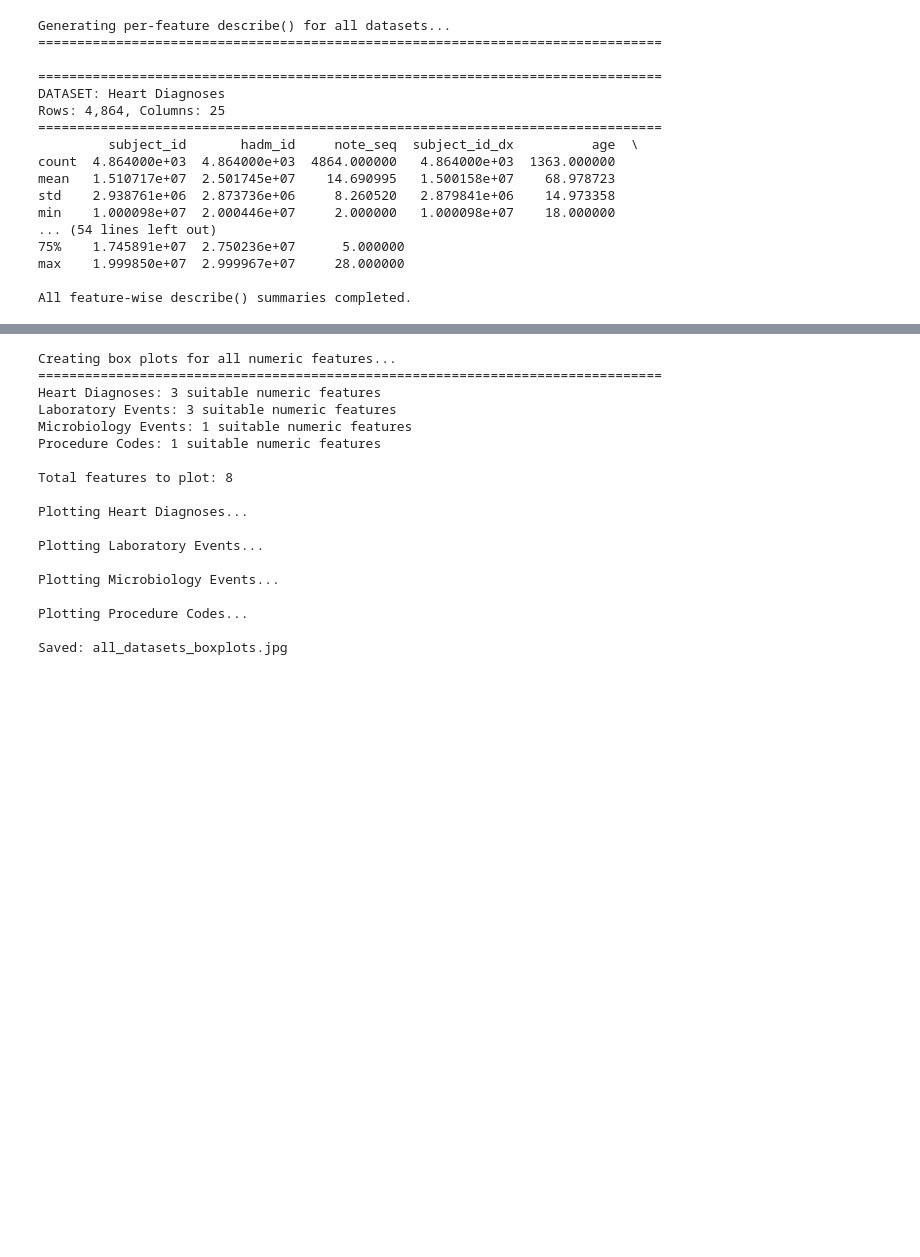
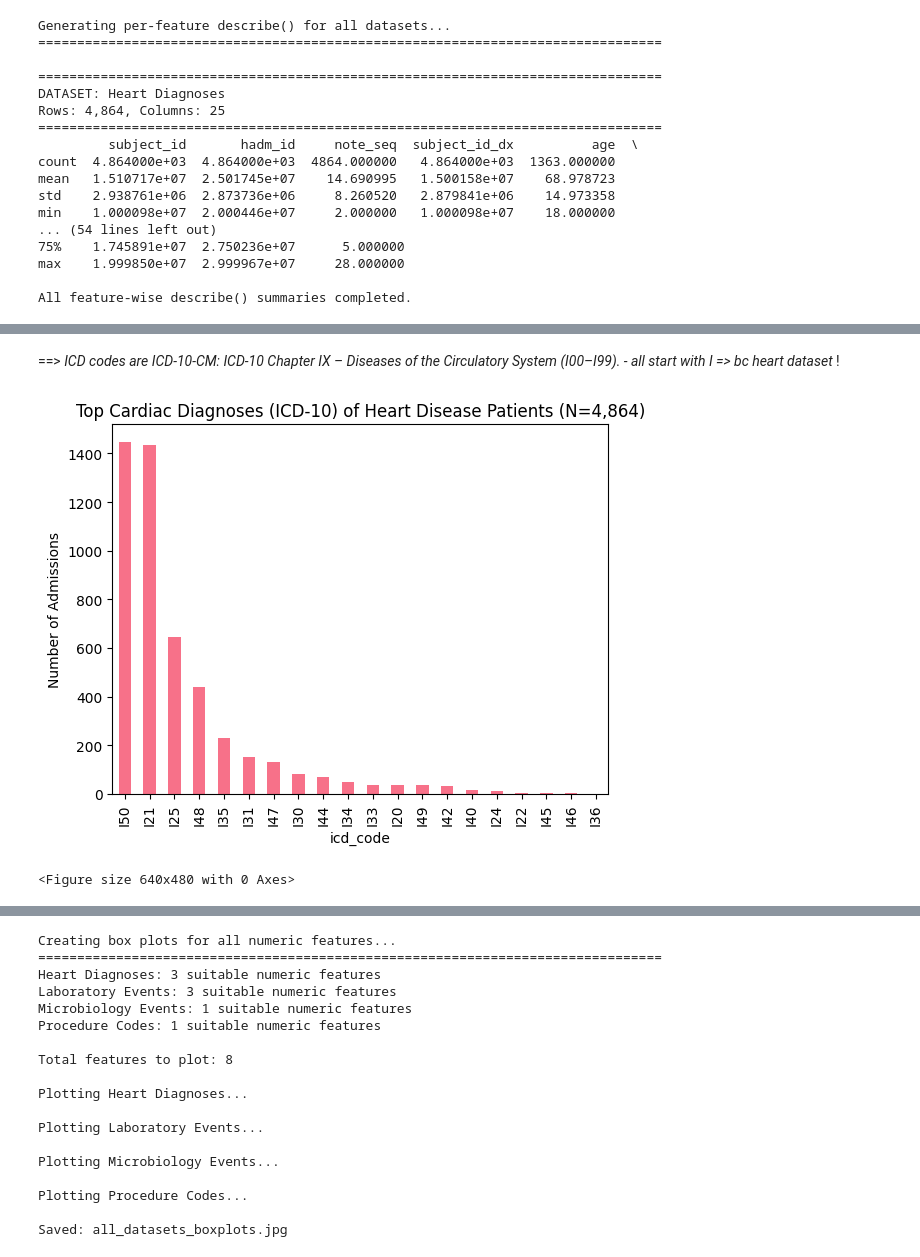
Before and after one commit to alexandermittet/Data_Analytics_for_Health_UniPi, a Jupyter notebook: code/1.1 task.ipynb, the cells around one changed output, grey strips where cells are left out. Cells and saved outputs as stored; diff of their text form; code cells hidden in the pictures; blank space fills up the shorter version.

Commit message:
task1.1. further exploration and cleaning of first two datasets: ICD code, flags, ..

```diff
--- a/code/1.1 task.ipynb
+++ b/code/1.1 task.ipynb
@@ -116,0 +212,13 @@ All feature-wise describe() summaries completed.
+# %% [markdown]
+==> *ICD codes are ICD-10-CM: ICD-10 Chapter IX – Diseases of the Circulatory System (I00–I99). - all start with I => bc heart dataset* !
+# %%
+import matplotlib.pyplot as plt
+df_counts = df1['icd_code'].value_counts()
+df_counts.plot(kind='bar')
+plt.title(f'Top Cardiac Diagnoses (ICD-10) of Heart Disease Patients (N={len(df1):,})')
+plt.ylabel('Number of Admissions')
+plt.show()
+plt.savefig(out_dir / 'icd10_diagnoses_counts.png')
+# %% [output]
+[figure, added]
+<Figure size 640x480 with 0 Axes>
```
Also changed, not shown: parts of 32 cells of this notebook, 2 other files.
